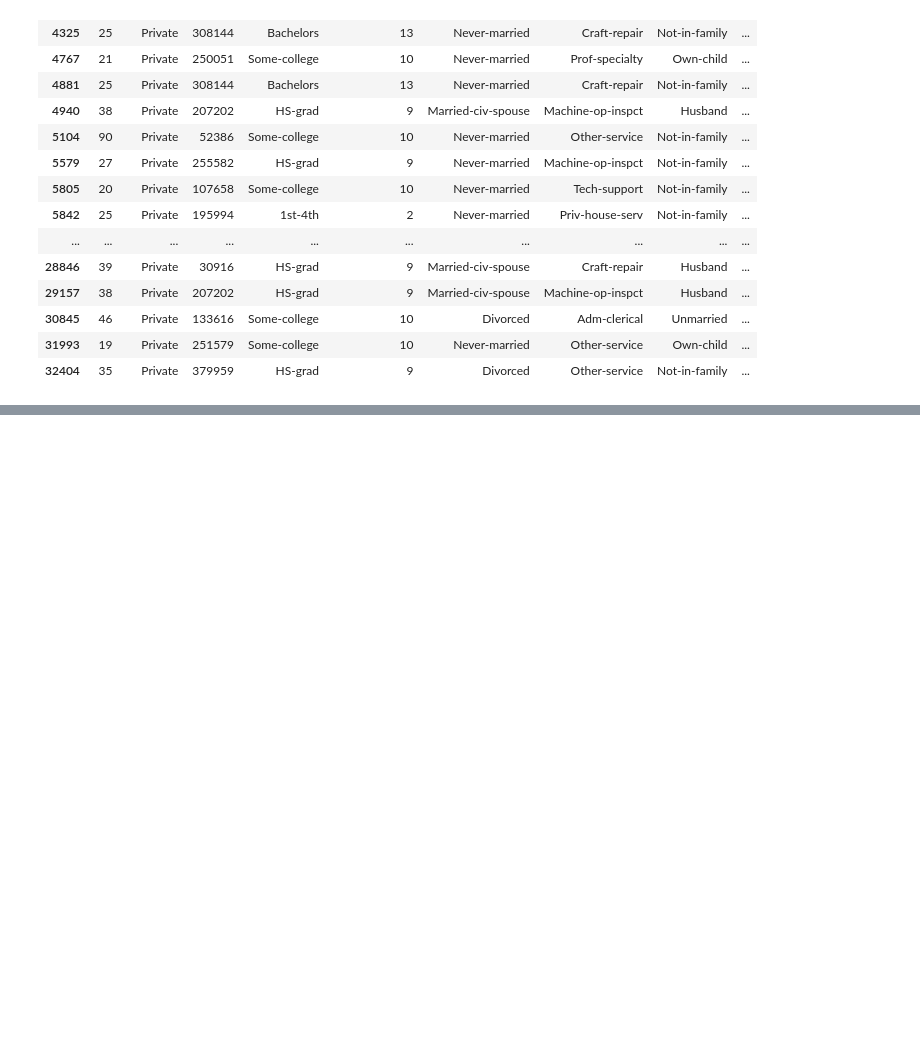
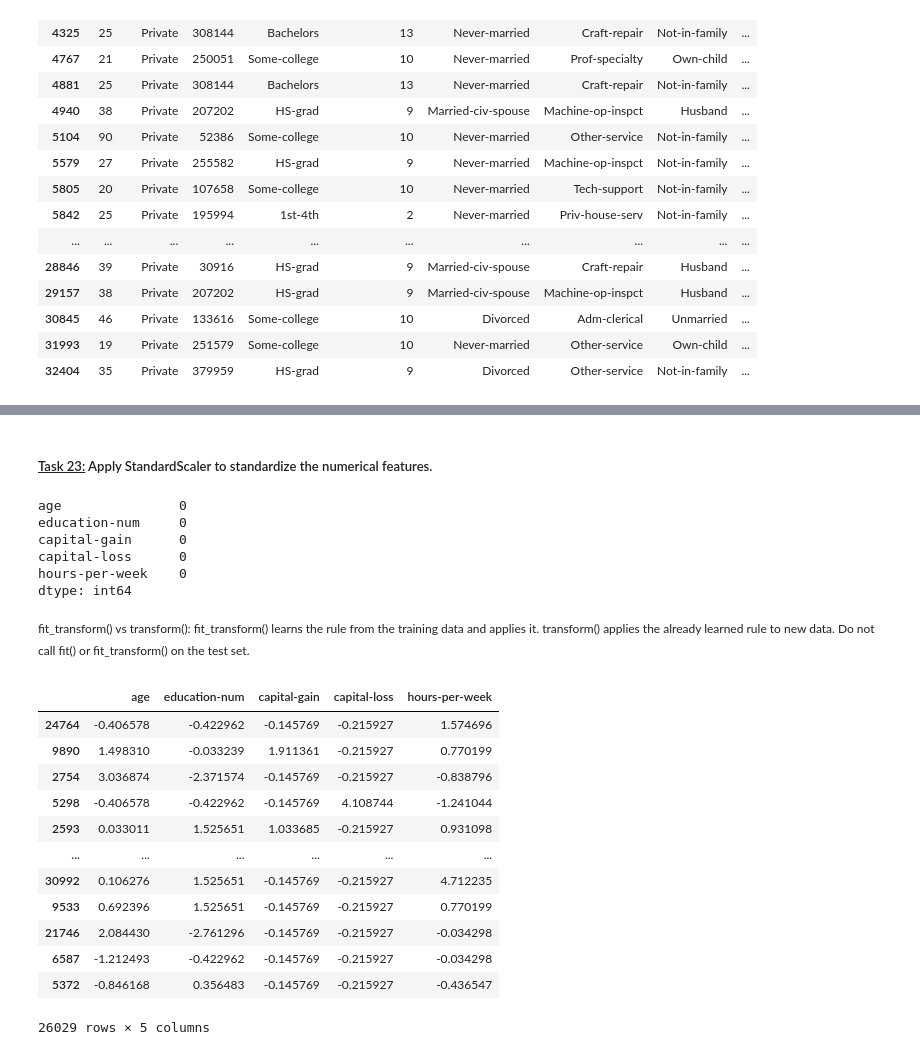
Before and after one commit to IsItHM/ML_projects, a Jupyter notebook: AI_Lab_HA_1.ipynb, the cells around one changed output, grey strips where cells are left out. Cells and saved outputs as stored; diff of their text form; code cells hidden in the pictures; blank space fills up the shorter version.

Commit message:
Update AI Lab HA-1: data preprocessing tasks up to Task 23

```diff
--- a/AI_Lab_HA_1.ipynb
+++ b/AI_Lab_HA_1.ipynb
@@ -97,0 +788,38 @@ df[df.duplicated(keep=False)]
+# %% [markdown]
+<h5><u>Task 23:</u> Apply StandardScaler to standardize the numerical features.</h5>
+# %%
+# numerical columns have no missing values -> no imputation needed before scaling
+X_train[num_cols].isnull().sum()
+# %% [output]
+age               0
+education-num     0
+capital-gain      0
+capital-loss      0
+hours-per-week    0
+dtype: int64
+# %% [markdown]
+<p style="font-size: 12px;">fit_transform() vs transform(): fit_transform() learns the rule from the training data and applies it.
+transform() applies the already learned rule to new data. Do not call fit() or fit_transform() on the test set.</p>
+# %%
+from sklearn.preprocessing import StandardScaler
+# .set_output(transform="pandas") is important here because if we want to keep the coloumn names properly synced with
+# the data values, we need to use this or else the data and the coloumn name mismatch will occur and the whole preprocessing
+# will n=be a mess
+scaler=StandardScaler().set_output(transform="pandas")
+
+X_train_scaled=scaler.fit_transform(X_train[num_cols])
+X_train_scaled
+# %% [output]
+|  | age | education-num | capital-gain | capital-loss | hours-per-week |
+| 24764 | -0.406578 | -0.422962 | -0.145769 | -0.215927 | 1.574696 |
+| 9890 | 1.498310 | -0.033239 | 1.911361 | -0.215927 | 0.770199 |
+| 2754 | 3.036874 | -2.371574 | -0.145769 | -0.215927 | -0.838796 |
+| 5298 | -0.406578 | -0.422962 | -0.145769 | 4.108744 | -1.241044 |
+| 2593 | 0.033011 | 1.525651 | 1.033685 | -0.215927 | 0.931098 |
+| ... | ... | ... | ... | ... | ... |
+| 30992 | 0.106276 | 1.525651 | -0.145769 | -0.215927 | 4.712235 |
+| 9533 | 0.692396 | 1.525651 | -0.145769 | -0.215927 | 0.770199 |
+| 21746 | 2.084430 | -2.761296 | -0.145769 | -0.215927 | -0.034298 |
+| 6587 | -1.212493 | -0.422962 | -0.145769 | -0.215927 | -0.034298 |
+| 5372 | -0.846168 | 0.356483 | -0.145769 | -0.215927 | -0.436547 |
+26029 rows × 5 columns
```
Also changed, not shown: parts of 88 cells of this notebook.
